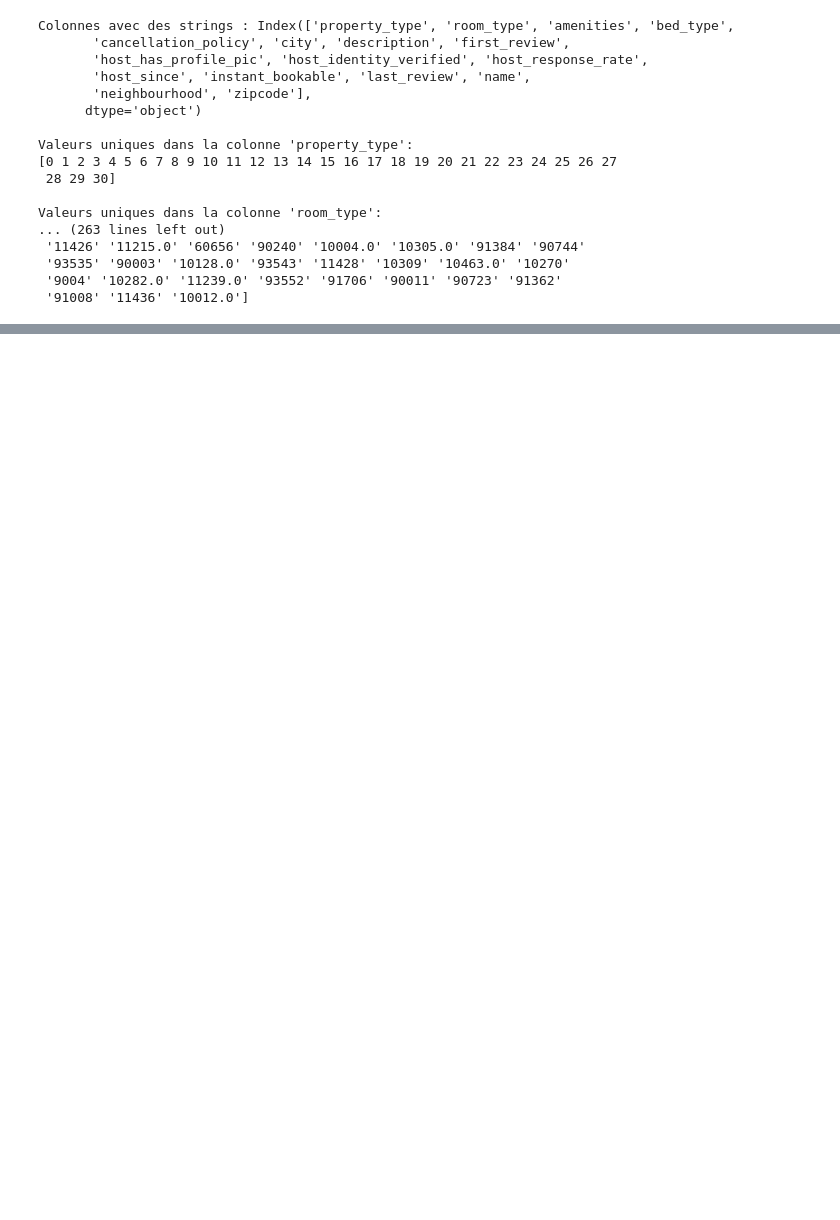
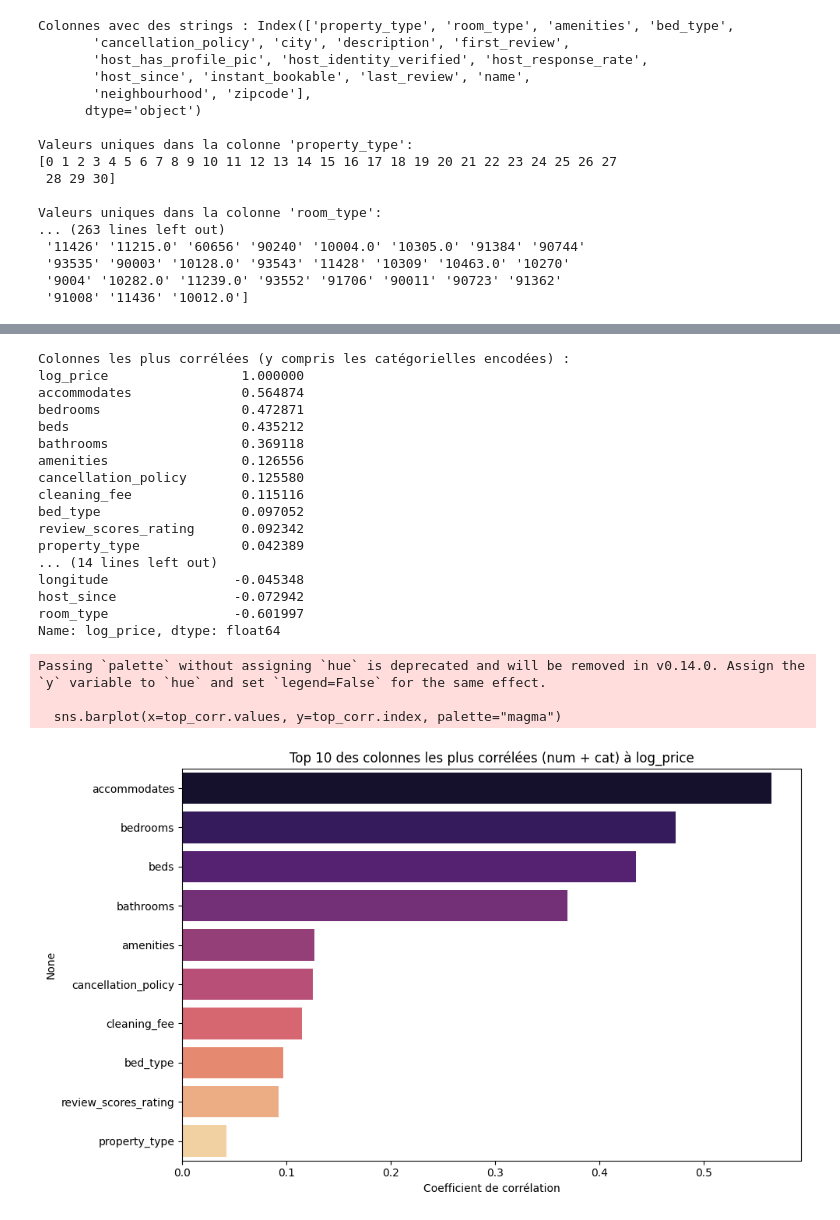
Before and after one commit to aure2004/Projet-Analyse-de-Donee, a Jupyter notebook: PROJET.ipynb, the cells around one changed output, grey strips where cells are left out. Drawn from its saved outputs; the diff is of its cells as text; code cells hidden in the pictures; blank space fills up the shorter version.

```diff
--- a/PROJET.ipynb
+++ b/PROJET.ipynb
@@ -229,0 +242,66 @@ Valeurs uniques dans la colonne 'room_type':
+# %%
+import pandas as pd
+import numpy as np
+from sklearn.preprocessing import LabelEncoder
+import seaborn as sns
+import matplotlib.pyplot as plt
+
+# Chargement des données
+df = pd.read_csv("airbnb_train.csv")
+
+# Copie du dataframe
+df_encoded = df.copy()
+
+# Liste des colonnes non numériques
+cat_cols = df.select_dtypes(include=["object"]).columns
+
+# Encodage des colonnes catégorielles
+label_encoders = {}
+for col in cat_cols:
+    le = LabelEncoder()
+    try:
+        df_encoded[col] = le.fit_transform(df[col].astype(str))
+        label_encoders[col] = le
+    except Exception as e:
+        print(f"Erreur sur la colonne {col} : {e}")
+
+# Calcul de la corrélation
+correlation_matrix = df_encoded.corr()
+
+# Corrélation avec log_price uniquement
+correlations_with_target = correlation_matrix["log_price"].sort_values(ascending=False)
+
+# Affiche les corrélations (numériques + encodées)
+print("\nColonnes les plus corrélées (y compris les catégorielles encodées) :")
+print(correlations_with_target)
+
+# Affiche un graphique pour les 10 meilleures
+plt.figure(figsize=(10, 6))
+top_corr = correlations_with_target.drop("log_price").head(10)
+sns.barplot(x=top_corr.values, y=top_corr.index, palette="magma")
+plt.title("Top 10 des colonnes les plus corrélées (num + cat) à log_price")
+plt.xlabel("Coefficient de corrélation")
+plt.tight_layout()
+plt.show()
+# %% [output]
+Colonnes les plus corrélées (y compris les catégorielles encodées) :
+log_price                 1.000000
+accommodates              0.564874
+bedrooms                  0.472871
+beds                      0.435212
+bathrooms                 0.369118
+amenities                 0.126556
+cancellation_policy       0.125580
+cleaning_fee              0.115116
+bed_type                  0.097052
+review_scores_rating      0.092342
+property_type             0.042389
+... (14 lines left out)
+longitude                -0.045348
+host_since               -0.072942
+room_type                -0.601997
+Name: log_price, dtype: float64
+Passing `palette` without assigning `hue` is deprecated and will be removed in v0.14.0. Assign the `y` variable to `hue` and set `legend=False` for the same effect.
+
+  sns.barplot(x=top_corr.values, y=top_corr.index, palette="magma")
+[figure, added]
```
Also changed, not shown: parts of 16 cells of this notebook, 3 other files.
